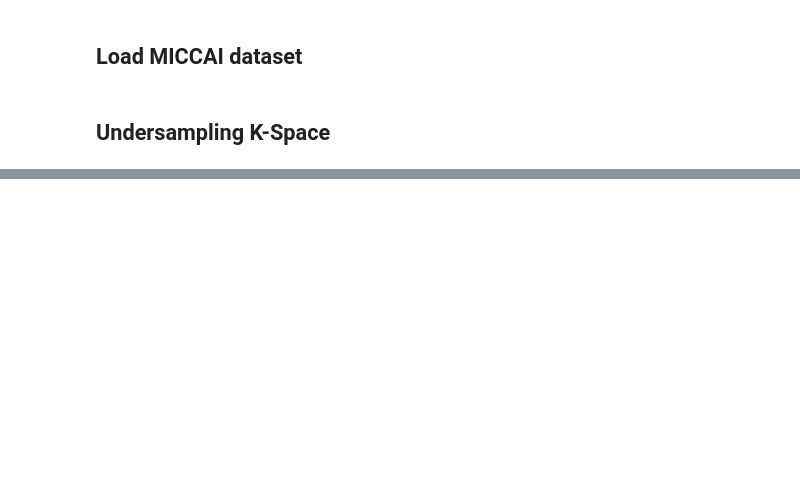
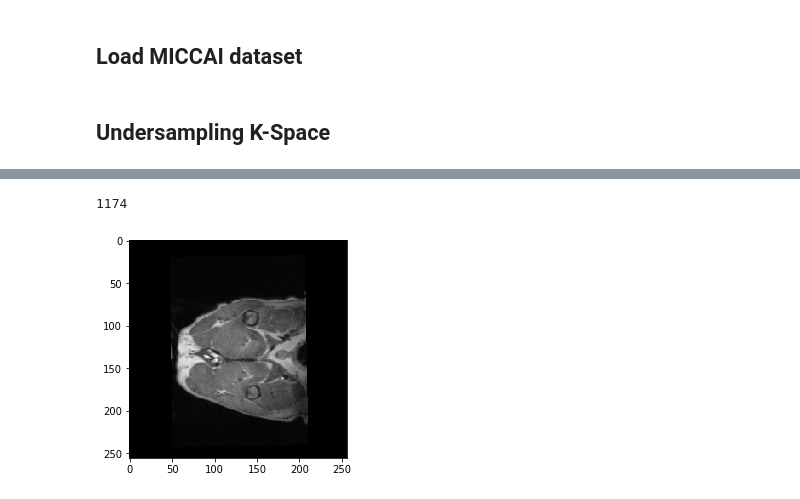
Before and after one commit to amanichopra/Deep-Learning-MRI-Reconstruction, a Jupyter notebook: Preprocess.ipynb, the cells around one changed output, grey strips where cells are left out. Saved outputs shown, nothing was run; the diff lists cells and outputs as text; code cells hidden in the pictures; blank space fills up the shorter version.

```diff
--- a/Preprocess.ipynb
+++ b/Preprocess.ipynb
@@ -92,4 +75,13 @@ def unsample_data_add_noise(data, mask, noise_ratio, accelaration_factor=5):
         uns_data.append(zro_image)
 
     return np.array(uns_data)
+# %%
+train_path = './training_gt_aug.pickle'
+trf = open(train_path, 'rb')
+train_data = pickle.load(trf)
+plt.imshow(np.squeeze(train_data[100]), cmap='gray')
+print(len(train_data))
+# %% [output]
+1174
+[figure, added]
 # %%
```
Also changed, not shown: parts of 7 cells of this notebook.
